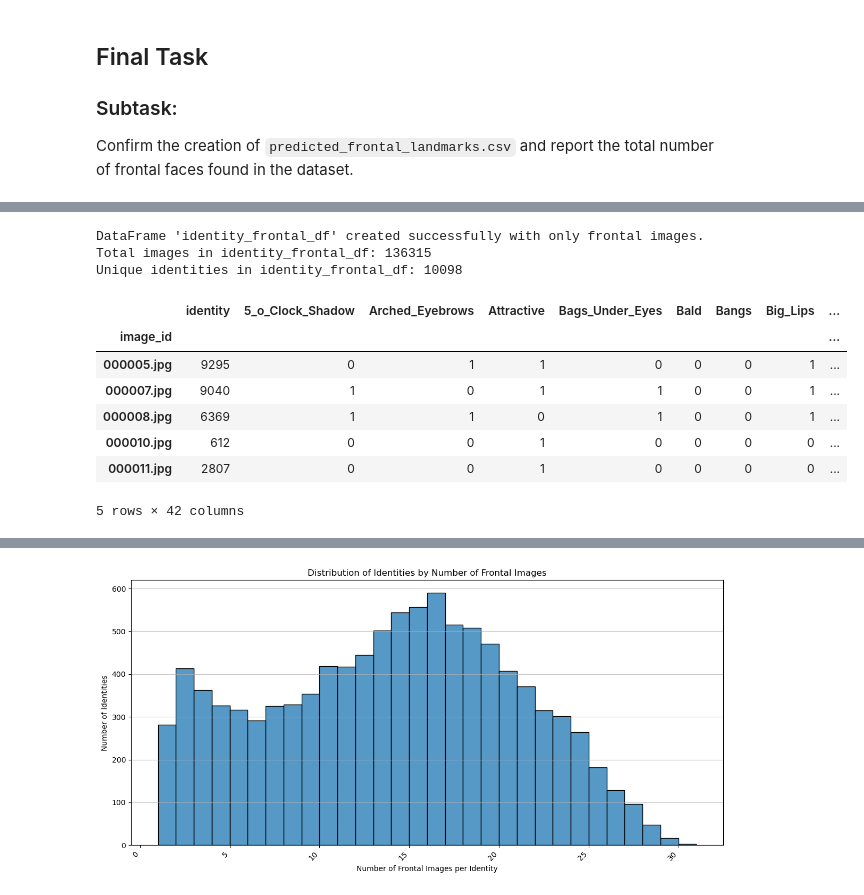
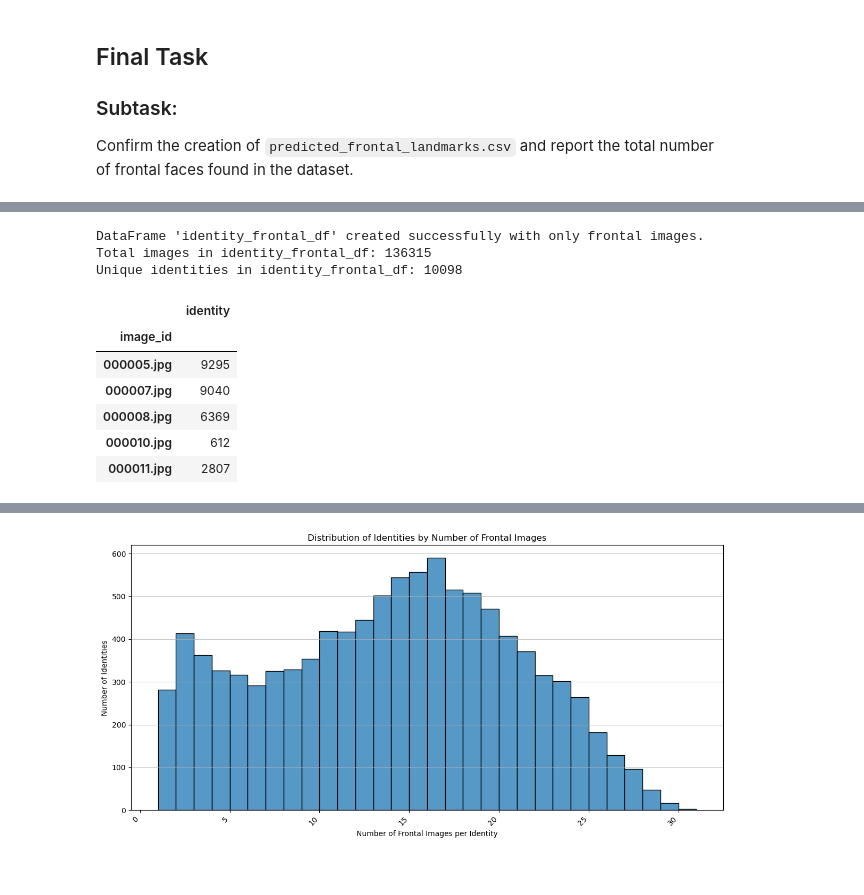
Before and after one commit to dukei/dls-fr, a Jupyter notebook: DLS-project-FR-2_PrepareDataset.ipynb, the cells around one changed output, grey strips where cells are left out. Drawn from its saved outputs; the diff is of its cells as text; code cells hidden in the pictures.

```diff
--- a/DLS-project-FR-2_PrepareDataset.ipynb
+++ b/DLS-project-FR-2_PrepareDataset.ipynb
@@ -1182,19 +245,18 @@ Confirm the creation of `predicted_frontal_landmarks.csv` and report the total n
 # %%
-identity_frontal_df = merged_df[merged_df.index.isin(predicted_frontal_landmarks_df.index)].copy()
+identity_frontal_df = identity_df[identity_df.index.isin(predicted_frontal_landmarks_df.index)].copy()
 
 print("DataFrame 'identity_frontal_df' created successfully with only frontal images.")
 print(f"Total images in identity_frontal_df: {len(identity_frontal_df)}")
 print(f"Unique identities in identity_frontal_df: {identity_frontal_df['identity'].nunique()}")
 identity_frontal_df.head()
 # %% [output]
 DataFrame 'identity_frontal_df' created successfully with only frontal images.
 Total images in identity_frontal_df: 136315
 Unique identities in identity_frontal_df: 10098
-|  | identity | 5_o_Clock_Shadow | Arched_Eyebrows | Attractive | Bags_Under_Eyes | Bald | Bangs | Big_Lips | ... |
-| image_id |  |  |  |  |  |  |  |  | ... |
-| 000005.jpg | 9295 | 0 | 1 | 1 | 0 | 0 | 0 | 1 | ... |
-| 000007.jpg | 9040 | 1 | 0 | 1 | 1 | 0 | 0 | 1 | ... |
-| 000008.jpg | 6369 | 1 | 1 | 0 | 1 | 0 | 0 | 1 | ... |
-| 000010.jpg | 612 | 0 | 0 | 1 | 0 | 0 | 0 | 0 | ... |
-| 000011.jpg | 2807 | 0 | 0 | 1 | 0 | 0 | 0 | 0 | ... |
+|  | identity |
+| image_id |  |
+| 000005.jpg | 9295 |
+| 000007.jpg | 9040 |
+| 000008.jpg | 6369 |
+| 000010.jpg | 612 |
+| 000011.jpg | 2807 |
-5 rows × 42 columns
```
Also changed, not shown: parts of 70 cells of this notebook.
